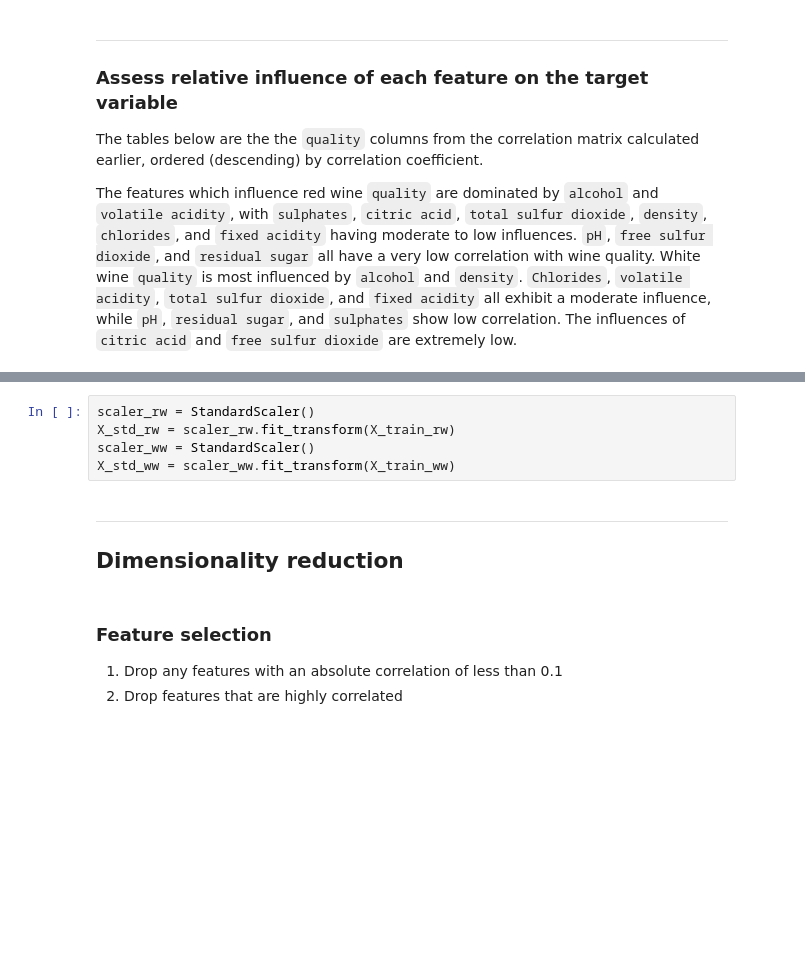
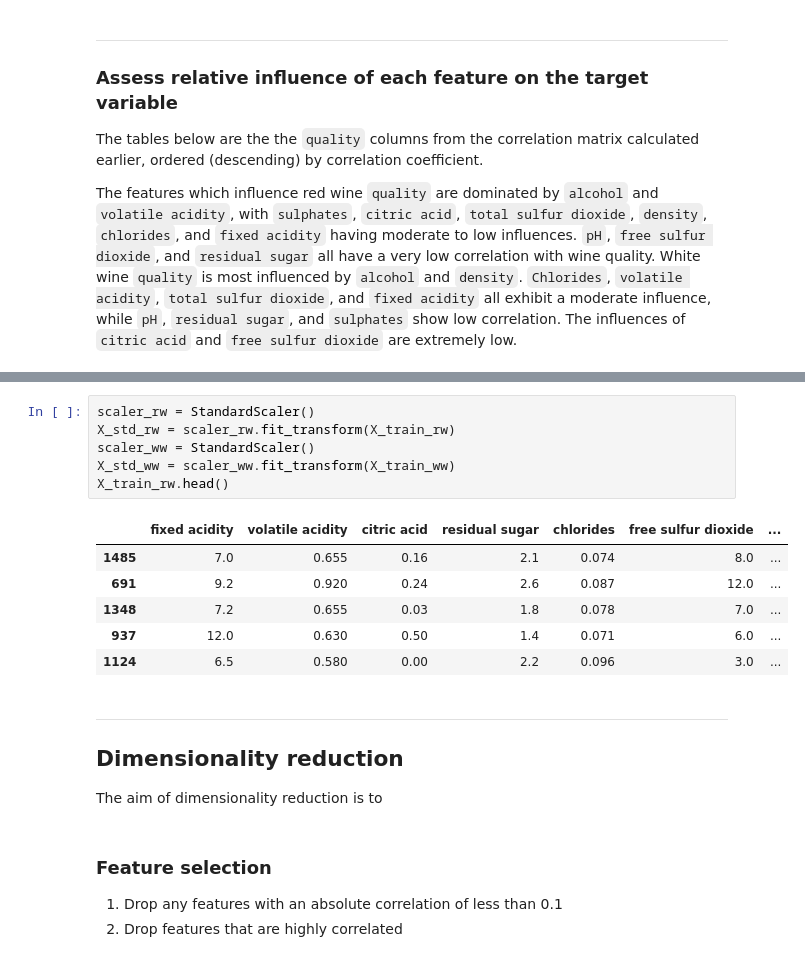
Before and after one commit to fod/machine-learning-statistics, a Jupyter notebook: scikit-learn.ipynb, the cells around one changed output, grey strips where cells are left out. Saved outputs shown, nothing was run; the diff lists cells and outputs as text; blank space fills up the shorter version.

```diff
--- a/scikit-learn.ipynb
+++ b/scikit-learn.ipynb
@@ -385,12 +389,22 @@ Standardisation is the process of scaling data so that it has a mean of zero and
 # %%
 scaler_rw = StandardScaler()
 X_std_rw = scaler_rw.fit_transform(X_train_rw)
 scaler_ww = StandardScaler()
 X_std_ww = scaler_ww.fit_transform(X_train_ww)
+X_train_rw.head()
+# %% [output]
+|  | fixed acidity | volatile acidity | citric acid | residual sugar | chlorides | free sulfur dioxide | ... |
+| 1485 | 7.0 | 0.655 | 0.16 | 2.1 | 0.074 | 8.0 | ... |
+| 691 | 9.2 | 0.920 | 0.24 | 2.6 | 0.087 | 12.0 | ... |
+| 1348 | 7.2 | 0.655 | 0.03 | 1.8 | 0.078 | 7.0 | ... |
+| 937 | 12.0 | 0.630 | 0.50 | 1.4 | 0.071 | 6.0 | ... |
+| 1124 | 6.5 | 0.580 | 0.00 | 2.2 | 0.096 | 3.0 | ... |
 # %% [markdown]
 ***
 
 ## Dimensionality reduction
+
+The aim of dimensionality reduction is to
 # %% [markdown]
 ### Feature selection
 
```
Also changed, not shown: parts of 48 cells of this notebook.
